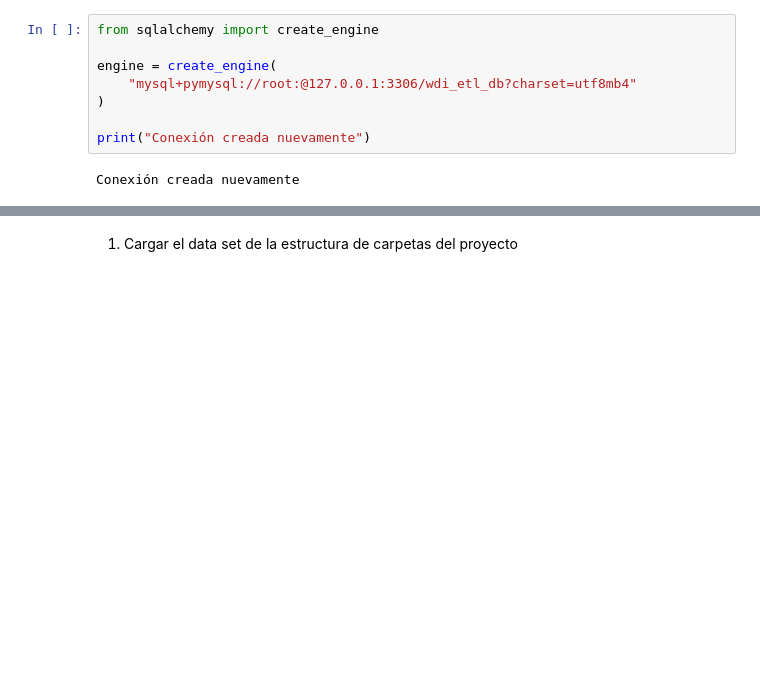
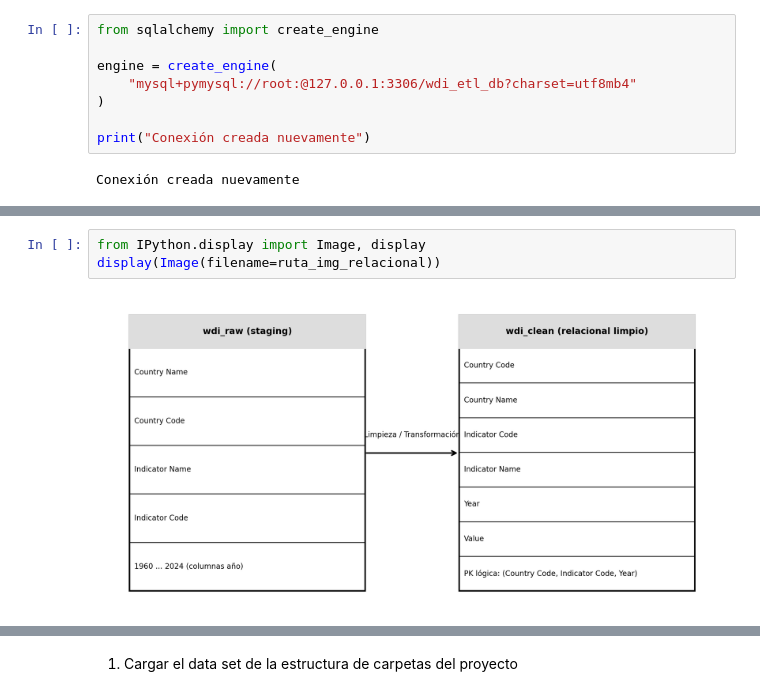
Before and after one commit to aglsystems-ragl/PROYECTO_WDI_ETL, a Jupyter notebook: notebooks/ETL_WDI.ipynb, the cells around one changed output, grey strips where cells are left out. Cells and saved outputs as stored; diff of their text form; blank space fills up the shorter version.

```diff
--- a/notebooks/ETL_WDI.ipynb
+++ b/notebooks/ETL_WDI.ipynb
@@ -381,0 +643,5 @@ Resultado: [('fact_wdi',)]
+# %%
+from IPython.display import Image, display
+display(Image(filename=ruta_img_relacional))
+# %% [output]
+[figure, added]
```
Also changed, not shown: parts of 31 cells of this notebook, 2 other files.
